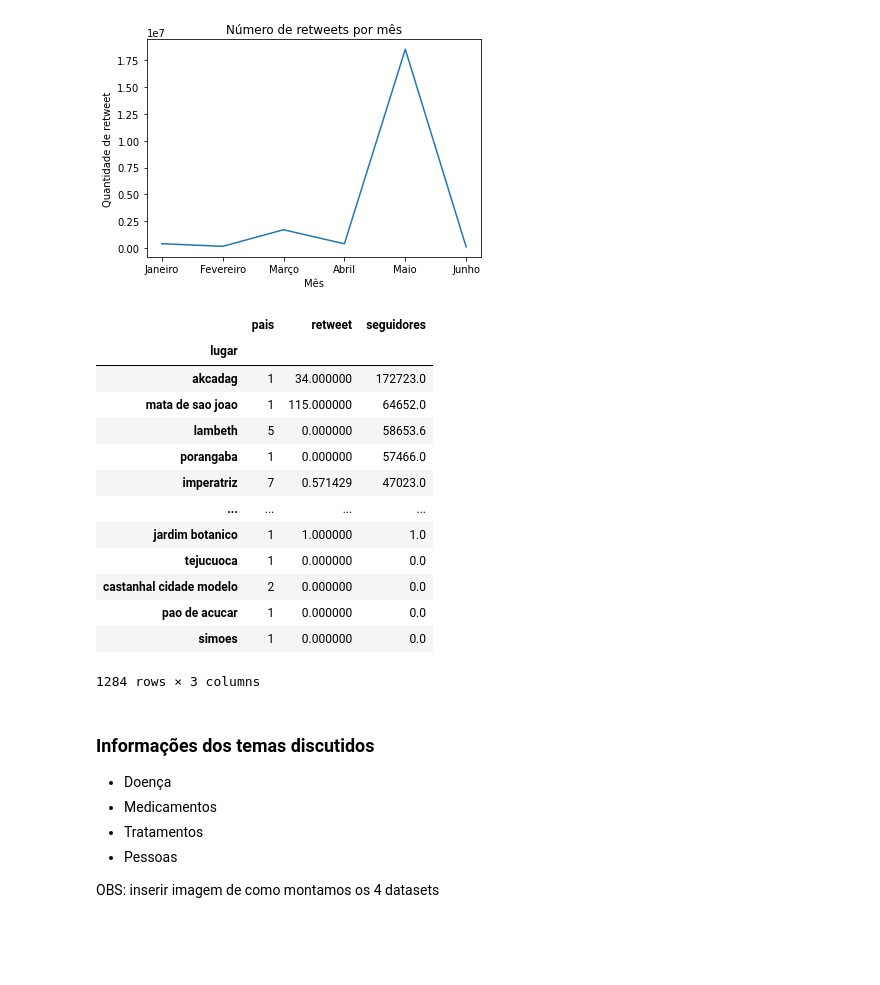
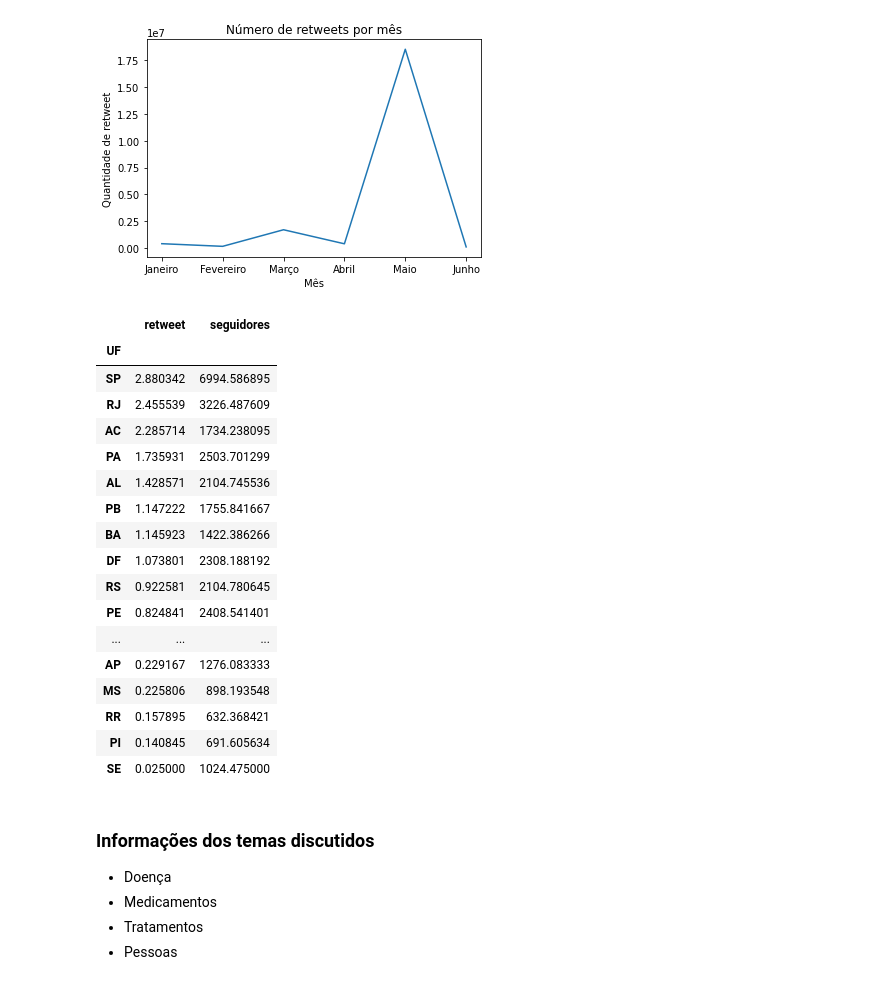
Before and after one commit to Mirnada/Covid_19, a Jupyter notebook: Covid_19.ipynb, the cells around one changed output. Cells and saved outputs as stored; diff of their text form; code cells hidden in the pictures; blank space fills up the shorter version.

Commit message:
Inclusão do modelo de datasets

```diff
--- a/Covid_19.ipynb
+++ b/Covid_19.ipynb
@@ -287,28 +299,30 @@ plt.plot([month[index] for index in retweetMonth.index],retweetMonth.values)
 [<matplotlib.lines.Line2D at 0x...>]
 [figure]
 # %%
-# Media de retweet e seguidores por lugar
-duvidasDB.groupby(['lugar']).agg({'pais' : 'count', 'retweet' : 'mean', 'seguidores' : 'mean'}).sort_values(by=['seguidores'], ascending=False)
+# Media de retweet e seguidores por estado
+duvidasDB.groupby(['UF']).agg({'retweet' : 'mean', 'seguidores' : 'mean'}).sort_values(by=['retweet','seguidores'], ascending=False)
 # %% [output]
-|  | pais | retweet | seguidores |
-| lugar |  |  |  |
-| akcadag | 1 | 34.000000 | 172723.0 |
-| mata de sao joao | 1 | 115.000000 | 64652.0 |
-| lambeth | 5 | 0.000000 | 58653.6 |
-| porangaba | 1 | 0.000000 | 57466.0 |
-| imperatriz | 7 | 0.571429 | 47023.0 |
-| ... | ... | ... | ... |
-| jardim botanico | 1 | 1.000000 | 1.0 |
-| tejucuoca | 1 | 0.000000 | 0.0 |
-| castanhal cidade modelo | 2 | 0.000000 | 0.0 |
-| pao de acucar | 1 | 0.000000 | 0.0 |
-| simoes | 1 | 0.000000 | 0.0 |
+|  | retweet | seguidores |
+| UF |  |  |
+| SP | 2.880342 | 6994.586895 |
+| RJ | 2.455539 | 3226.487609 |
+| AC | 2.285714 | 1734.238095 |
+| PA | 1.735931 | 2503.701299 |
+| AL | 1.428571 | 2104.745536 |
+| PB | 1.147222 | 1755.841667 |
+| BA | 1.145923 | 1422.386266 |
+| DF | 1.073801 | 2308.188192 |
+| RS | 0.922581 | 2104.780645 |
+| PE | 0.824841 | 2408.541401 |
+| ... | ... | ... |
+| AP | 0.229167 | 1276.083333 |
+| MS | 0.225806 | 898.193548 |
+| RR | 0.157895 | 632.368421 |
+| PI | 0.140845 | 691.605634 |
+| SE | 0.025000 | 1024.475000 |
-1284 rows × 3 columns
 # %% [markdown]
 ### Informações dos temas discutidos
 * Doença
 * Medicamentos
 * Tratamentos
 * Pessoas
-
-OBS: inserir imagem de como montamos os 4 datasets
```
Also changed, not shown: parts of 21 cells of this notebook.
